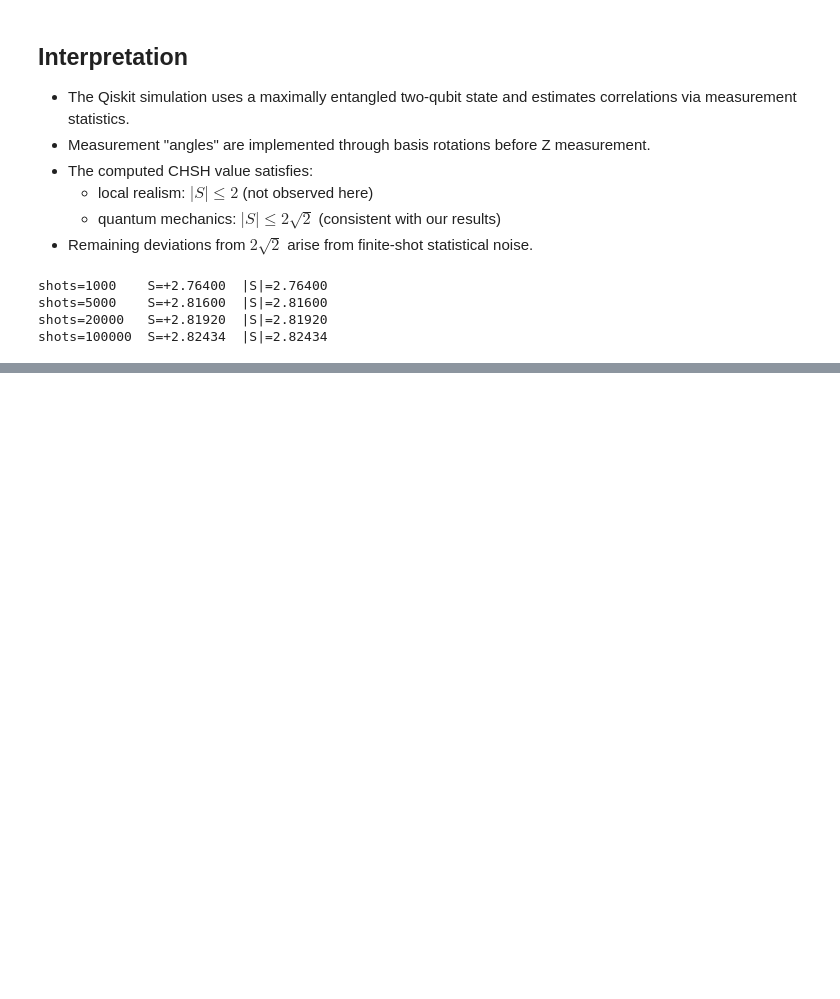
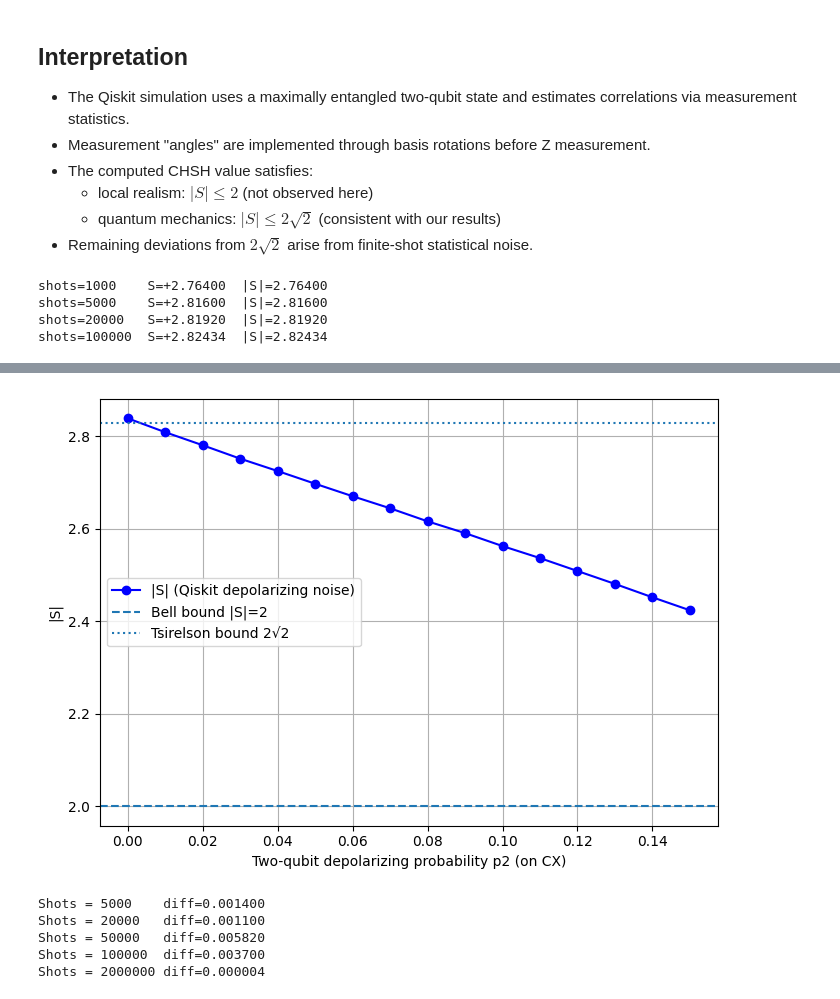
Before and after one commit to di89uX/Bell-EPR-CHSH-Computational-Physics, a Jupyter notebook: Notebooks/Qiskit_CHSH.ipynb, the cells around one changed output, grey strips where cells are left out. Cells and saved outputs as stored; diff of their text form; code cells hidden in the pictures; blank space fills up the shorter version.

```diff
--- a/Notebooks/Qiskit_CHSH.ipynb
+++ b/Notebooks/Qiskit_CHSH.ipynb
@@ -221,12 +221,12 @@ shots=20000   S=+2.81920  |S|=2.81920
 shots=100000  S=+2.82434  |S|=2.82434
 # %%
 from qiskit_aer.noise import NoiseModel, depolarizing_error
-import matplotlib.pyplot
+import matplotlib.pyplot as plt
 
 def make_depolarizing_noise(p1=0.0, p2=0.0):
     """
-    p1: depolarizing probability for 1-qubit gates
-    p2: depolarizing probability for 2-qubit gates
+    p1: depolarising probability for 1-qubit gates
+    p2: depolarising probability for 2-qubit gates
     """
     noise_model = NoiseModel()
     if p1 > 0:
@@ -258,3 +258,17 @@ def estimate_E_noisy(theta_a, theta_b, shots=20000, seed=123, p1=0.0, p2=0.0):
         B = +1 if b1 == 0 else -1
         E += (A * B) * (c / shots)
     return E
+# %%
+import numpy as np
+p2_values = np.linspace(0, 0.15, 16)   # tune range if needed
+S_values = []
+
+for p2 in p2_values:
+    E_ab   = estimate_E_noisy(a, b,  shots=30000, seed=31, p1=0.0, p2=float(p2))
+    E_abp  = estimate_E_noisy(a, bp, shots=30000, seed=32, p1=0.0, p2=float(p2))
+    E_apb  = estimate_E_noisy(ap, b, shots=30000, seed=33, p1=0.0, p2=float(p2))
+    E_apbp = estimate_E_noisy(ap, bp,shots=30000, seed=34, p1=0.0, p2=float(p2))
+    S = chsh(E_ab, E_abp, E_apb, E_apbp)
+    S_values.append(S)
+
+S_values[:5], S_values[-1]
@@ -274,0 +368,35 @@ NameError: name 'plt' is not defined
+# %%
+import matplotlib.pyplot as plt
+import numpy as np
+
+plt.figure(figsize=(7,5))
+plt.plot(p2_values, np.abs(S_values), marker='o',color='blue', label='|S| (Qiskit depolarizing noise)')
+
+plt.axhline(2.0, linestyle='--', label='Bell bound |S|=2')
+plt.axhline(2*np.sqrt(2), linestyle=':', label='Tsirelson bound 2√2')
+
+plt.xlabel("Two-qubit depolarizing probability p2 (on CX)")
+plt.ylabel("|S|")
+plt.grid(True)
+plt.legend()
+plt.tight_layout()
+plt.savefig("../figures/absS_vs_qiskit_depolarizing.png", dpi=200)
+plt.show()
+# %% [output]
+[figure, added]
+# %%
+for shots in [5000, 20000, 50000, 100000, 2000000]:
+    _,counts_ab = estimate_E(a,b, shots =shots, seed = 201)
+    _,counts_apb = estimate_E(ap,b, shots = shots, seed = 202)
+
+    p1 = bob_marginal_Pplus(counts_ab, shots)
+    p2 = bob_marginal_Pplus(counts_apb, shots)
+
+    diff = abs(p1-p2)
+    print(f"Shots = {shots:<7} diff={diff:.6f}")
+# %% [output]
+Shots = 5000    diff=0.001400
+Shots = 20000   diff=0.001100
+Shots = 50000   diff=0.005820
+Shots = 100000  diff=0.003700
+Shots = 2000000 diff=0.000004
```
Also changed, not shown: parts of 8 cells of this notebook, 1 other file.
